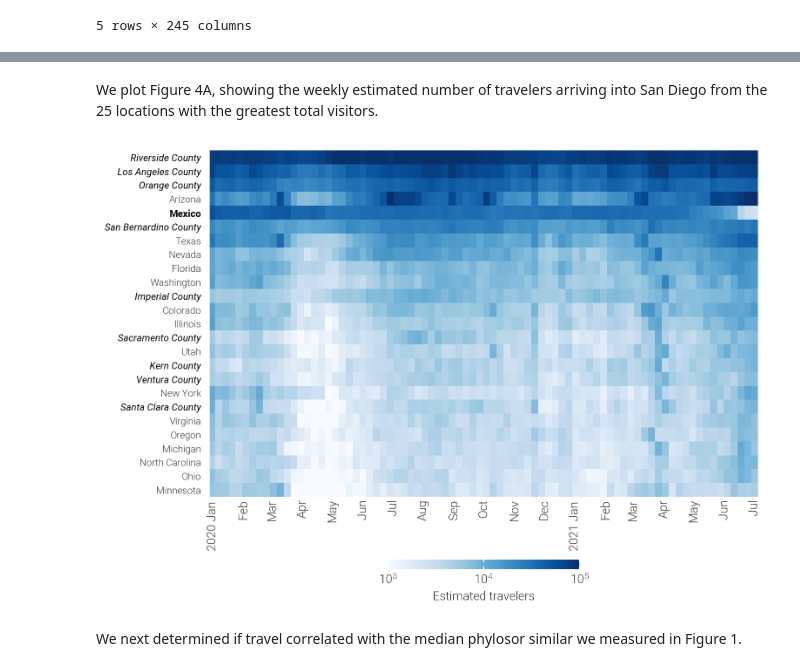
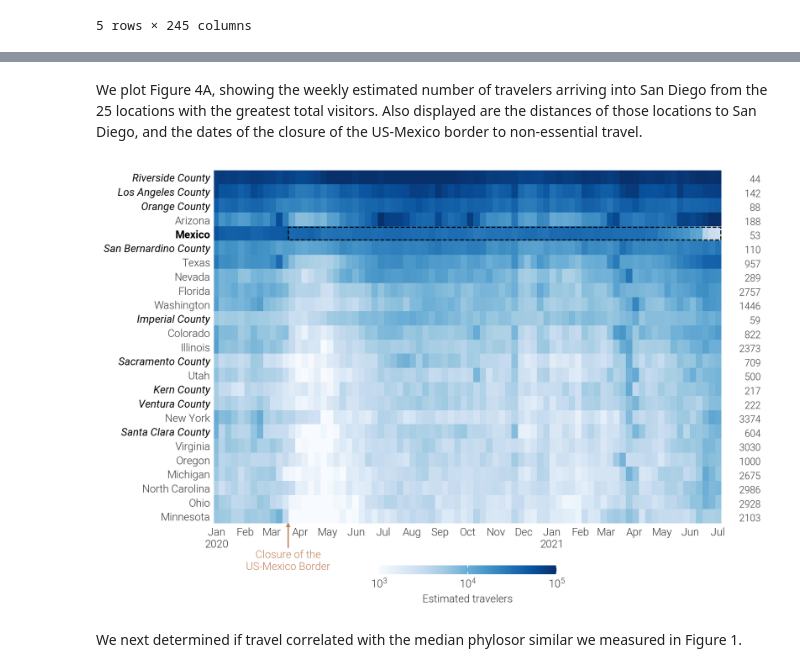
Before and after one commit to andersen-lab/project_2023_SARS-CoV-2_Connectivity, a Jupyter notebook: analyses/figure4_mobility-into-san-diego.ipynb, the cells around one changed output, grey strips where cells are left out. Saved outputs shown, nothing was run; the diff lists cells and outputs as text; code cells hidden in the pictures.

```diff
--- a/analyses/figure4_mobility-into-san-diego.ipynb
+++ b/analyses/figure4_mobility-into-san-diego.ipynb
@@ -85,7 +143,7 @@ mob_mat.head()
 # %% [markdown]
-We plot Figure 4A, showing the weekly estimated number of travelers arriving into San Diego from the 25 locations with the greatest total visitors.
+We plot Figure 4A, showing the weekly estimated number of travelers arriving into San Diego from the 25 locations with the greatest total visitors. Also displayed are the distances of those locations to San Diego, and the dates of the closure of the US-Mexico border to non-essential travel.
 # %%
-def plot_mobility( df, ax, top=25, log=True, date_range=None, highlights=[], vmin=1000, vmax=1e7, xsize=10, ysize=8, labelsize=10, shrink=0.35, pad=0.13 ):
+def plot_mobility( df, ax, top=25, log=True, date_range=None, highlights=[], vmin=1000, vmax=1e7, xsize=10, ysize=10, labelsize=10, shrink=0.35, pad=0.09 ):
 
     plot_df = df.copy()
     plot_df.index = mdates.date2num( plot_df.index )
@@ -113,39 +171,46 @@ def plot_mobility( df, ax, top=25, log=True, date_range=None, highlights=[], vmi
 
     ax.xaxis.set_minor_locator( mdates.MonthLocator() )
     ax.xaxis.set_minor_formatter( mdates.DateFormatter( '%b' ) )
     ax.xaxis.set_major_locator( mdates.YearLocator() )
-    ax.xaxis.set_major_formatter( mdates.DateFormatter( '%Y %b' ) )
+    ax.xaxis.set_major_formatter( mdates.DateFormatter( '%b\n%Y' ) )
 
-    ax.tick_params( axis="x", bottom=False, which="both", labelbottom=True, rotation=90, labelsize=xsize, pad=0.01 )
-    ax.tick_params( axis="y", left=False, which="both", labelleft=True, labelsize=ysize )
+    ax.tick_params( axis="x", bottom=False, which="major", labelbottom=True, labelsize=xsize, pad=0 )
+    ax.tick_params( axis="x", bottom=False, which="minor", labelbottom=True, labelsize=xsize, pad=1.7 )
+    ax.tick_params( axis="y", left=False, which="both", labelleft=True, labelsize=ysize, pad=0 )
 
     [ax.spines[j].set_visible(False) for j in ax.spines]
 
     cbar = plt.colorbar( f1, ax=ax, orientation="horizontal", shrink=shrink, pad=pad, ticks=[1e1, 1e2, 1e3, 1e4, 1e5, 1e6, 1e7])#, format=lambda x,y: f"{x:.0%}" )
     cbar.outline.set_visible( False )
     #cbar.ax.set_ylabel( "Estimated number\n of travelers", fontsize=10, labelpad=100, rotation=0, ha="left", va="center" )
     cbar.set_label( "Estimated travelers", fontsize=labelsize )
     cbar.ax.tick_params( labelsize=labelsize, size=2, top=True, bottom=True, color="w", direction="in" )
     cbar.ax.minorticks_off()
 
     if len( highlights ) > 0:
-        for i in ax.get_yticklabels():
+        for num, i in enumerate( ax.get_yticklabels() ):
             if i.get_text() in highlights:
                 i.set_fontweight( "bold" )
                 i.set_color( "black" )
             if i.get_text().endswith( "County" ):
                 i.set_fontstyle( "italic" )
                 i.set_fontweight( "normal" )
                 i.set_color( "black" )
+            ax.annotate( f"{states[i.get_text()]: >6.0f}", (pd.to_datetime( "2021-07-01" ), num), (40,2), textcoords="offset points", ha="right", size=xsize-1 )
 
-fig, ax = plt.subplots( dpi=200, figsize=(8,6) )
+fig, ax = plt.subplots( dpi=200, figsize=(9,6.5) )
 plot_mobility( mob_mat, ax, highlights=cr["location"].unique(), vmax=1e5 )
 ax.grid(False )
+ax.axvspan( pd.to_datetime( "2020-03-19" ), pd.to_datetime( "2021-07-04" ),
+           ymax=0.84, ymin=0.803,
+           facecolor=(0, 0, 0, 0), edgecolor="black",
+           linewidth=1, linestyle="--" )
+ax.annotate( "Closure of the\nUS-Mexico Border", (pd.to_datetime( "2020-03-19"), 0), (0, -35), textcoords="offset points", ha="center", va="center", fontsize=10, arrowprops=dict(facecolor="#C0825A", edgecolor="#C0825A", width=0.2, headwidth=3, headlength=3), color="#C0825A" )
 plt.tight_layout()
 plt.savefig( "../analyses/plots/figure4_mobility-into-san-diego-matrix.pdf" )
 plt.show()
 # %% [output]
-[figure, old version]
+[figure, new version]
 # %% [markdown]
 We next determined if travel correlated with the median phylosor similar we measured in Figure 1.
 # %%
```
Also changed, not shown: parts of 8 cells of this notebook, 53 other files.
